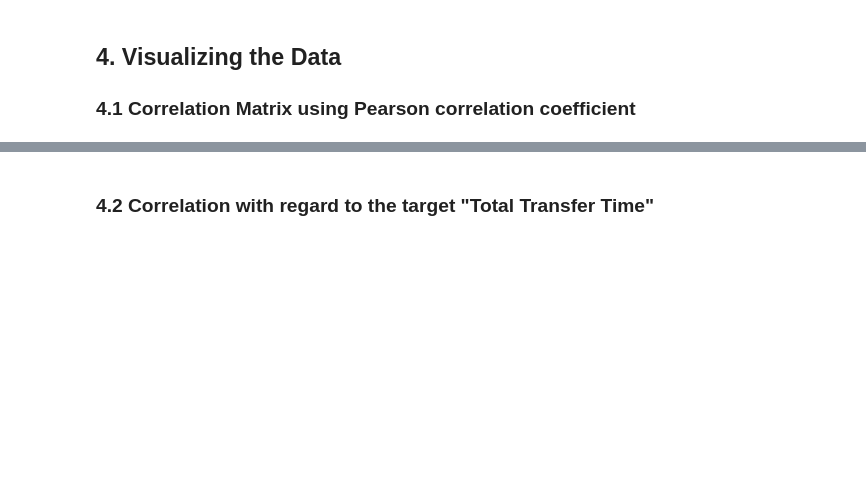
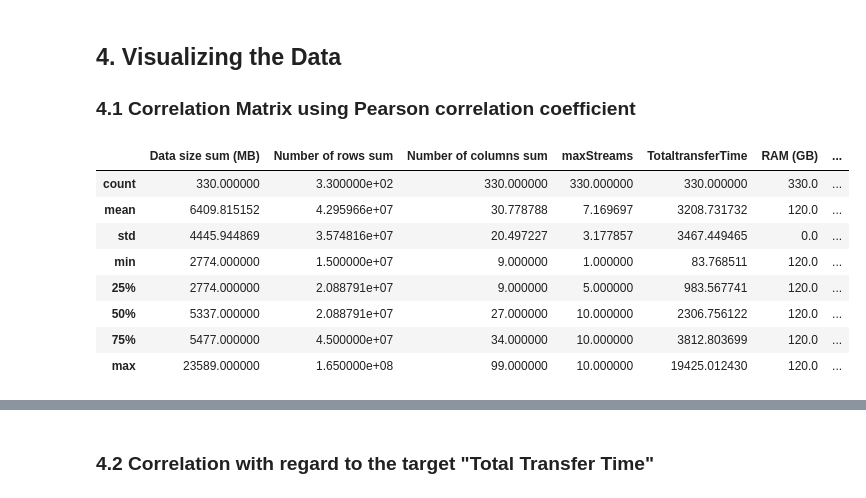
Before and after one commit to yorku-ease/DmML, a Jupyter notebook: db2_data_cleaning.ipynb, the cells around one changed output, grey strips where cells are left out. Drawn from its saved outputs; the diff is of its cells as text; code cells hidden in the pictures; blank space fills up the shorter version.

Commit message:
New data with different system configuration

```diff
--- a/db2_data_cleaning.ipynb
+++ b/db2_data_cleaning.ipynb
@@ -299,6 +305,18 @@ memory usage: 11.4+ KB
 ## 4. Visualizing the Data
 
 ### 4.1 Correlation Matrix using Pearson correlation coefficient
+# %%
+result_df.describe()
+# %% [output]
+|  | Data size sum (MB) | Number of rows sum | Number of columns sum | maxStreams | TotaltransferTime | RAM (GB) | ... |
+| count | 330.000000 | 3.300000e+02 | 330.000000 | 330.000000 | 330.000000 | 330.0 | ... |
+| mean | 6409.815152 | 4.295966e+07 | 30.778788 | 7.169697 | 3208.731732 | 120.0 | ... |
+| std | 4445.944869 | 3.574816e+07 | 20.497227 | 3.177857 | 3467.449465 | 0.0 | ... |
+| min | 2774.000000 | 1.500000e+07 | 9.000000 | 1.000000 | 83.768511 | 120.0 | ... |
+| 25% | 2774.000000 | 2.088791e+07 | 9.000000 | 5.000000 | 983.567741 | 120.0 | ... |
+| 50% | 5337.000000 | 2.088791e+07 | 27.000000 | 10.000000 | 2306.756122 | 120.0 | ... |
+| 75% | 5477.000000 | 4.500000e+07 | 34.000000 | 10.000000 | 3812.803699 | 120.0 | ... |
+| max | 23589.000000 | 1.650000e+08 | 99.000000 | 10.000000 | 19425.012430 | 120.0 | ... |
 # %%
 # Calculate the correlation matrix
 corr_matrix = result_df.corr(numeric_only=True)
```
Also changed, not shown: parts of 38 cells of this notebook, 11 other files.
